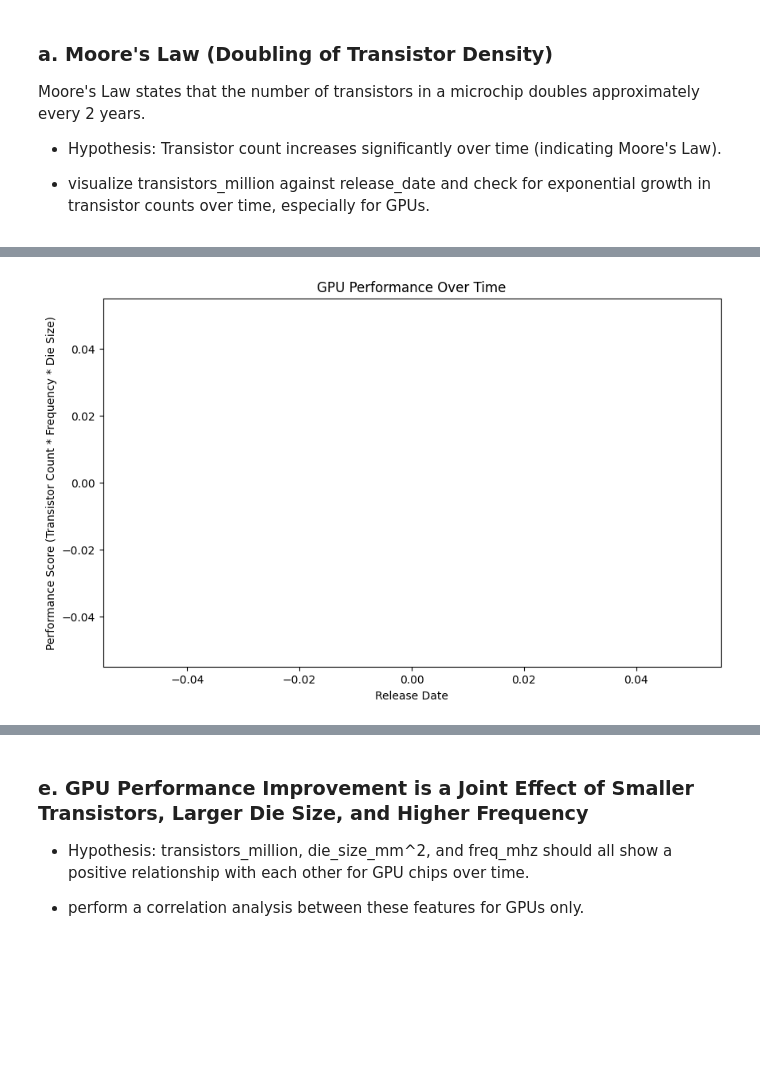
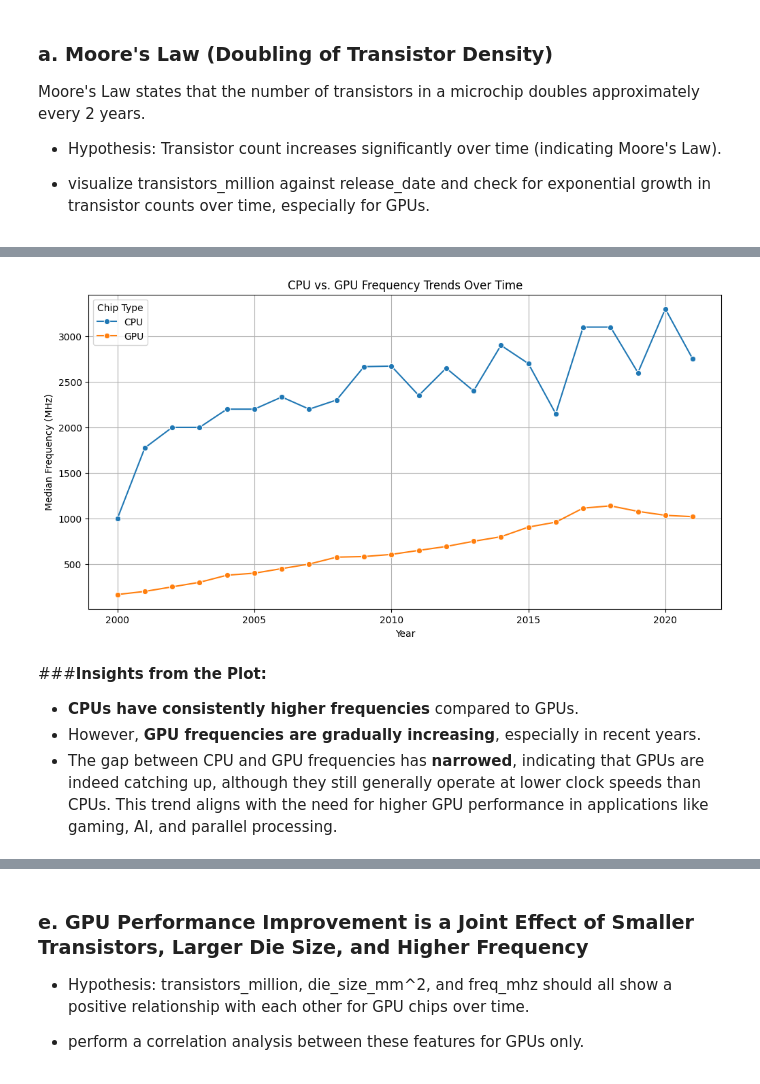
Before and after one commit to bonareri/Machine_Learning_1, a Jupyter notebook: ML_Data_cleaning.ipynb, the cells around one changed output, grey strips where cells are left out. Drawn from its saved outputs; the diff is of its cells as text; code cells hidden in the pictures; blank space fills up the shorter version.

```diff
--- a/ML_Data_cleaning.ipynb
+++ b/ML_Data_cleaning.ipynb
@@ -389,12 +352,24 @@ plt.show()
-# %%
-# 4. GPU Performance over time (Double every 1.5 years)
-chip_data['performance_score'] = chip_data['transistors_million'] * chip_data['freq_mhz'] * chip_data['die_size_mm^2']
-gpu_data = chip_data[chip_data['type'] == 1]
-plt.figure(figsize=(10, 6))
-sns.scatterplot(data=gpu_data, x='release_date', y='performance_score')
-plt.title("GPU Performance Over Time")
-plt.xlabel("Release Date")
-plt.ylabel("Performance Score (Transistor Count * Frequency * Die Size)")
-plt.show()
-# %% [output]
-[figure, removed]
+# %%
+# Extract year from release date
+chip_data['year'] = chip_data['release_date'].dt.year
+
+# Group by year and type, calculate median frequency
+freq_trend = chip_data.groupby(['year', 'type'])['freq_mhz'].median().reset_index()
+# %%
+# Create a line plot to compare CPU and GPU frequency trends over time
+plt.figure(figsize=(12, 6))
+sns.lineplot(data=freq_trend, x='year', y='freq_mhz', hue='type', marker='o')
+plt.title('CPU vs. GPU Frequency Trends Over Time')
+plt.xlabel('Year')
+plt.ylabel('Median Frequency (MHz)')
+plt.legend(title='Chip Type')
+plt.grid(True)
+plt.show()
+# %% [output]
+[figure, added]
+# %% [markdown]
+###**Insights from the Plot:**
+- **CPUs have consistently higher frequencies** compared to GPUs.
+- However, **GPU frequencies are gradually increasing**, especially in recent years.
+- The gap between CPU and GPU frequencies has **narrowed**, indicating that GPUs are indeed catching up, although they still generally operate at lower clock speeds than CPUs.
+This trend aligns with the need for higher GPU performance in applications like gaming, AI, and parallel processing.
```
Also changed, not shown: parts of 26 cells of this notebook.
